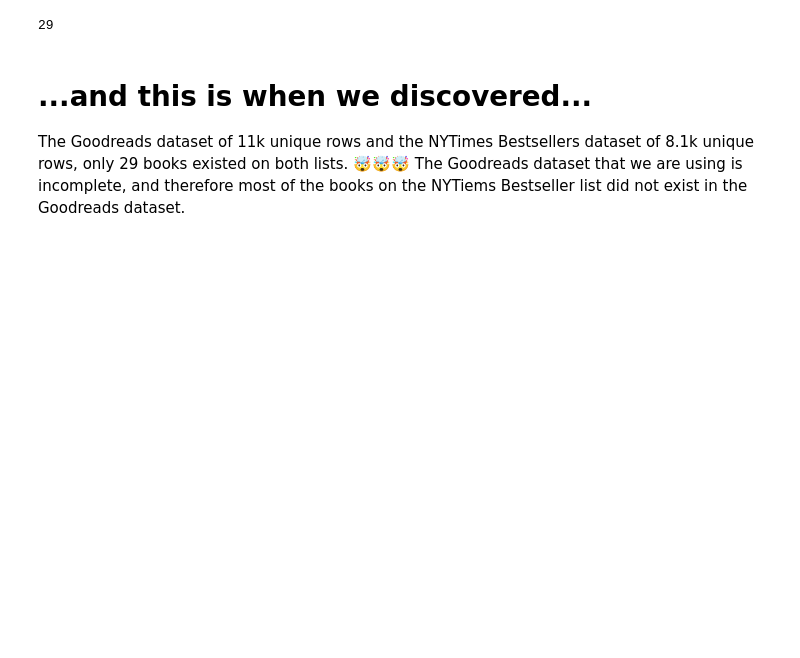
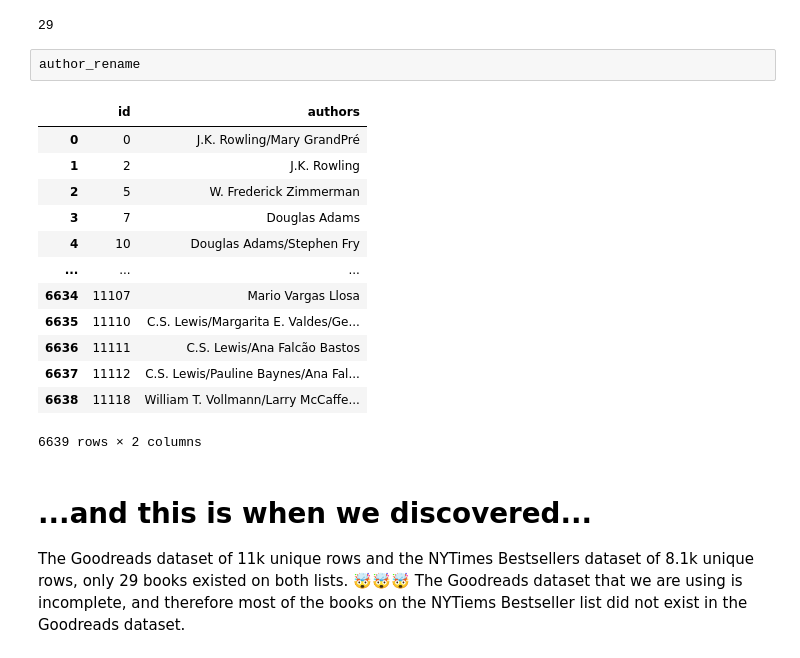
Before and after one commit to schwamb/etl_project, a Jupyter notebook: ETLproject.ipynb, the cells around one changed output. Drawn from its saved outputs; the diff is of its cells as text; blank space fills up the shorter version.

```diff
--- a/ETL project.ipynb
+++ b/ETLproject.ipynb
@@ -296,6 +316,22 @@ books_semifinal = books_ids.drop_duplicates('isbn10')
 len(books_semifinal)
 # %% [output]
 29
+# %%
+author_rename
+# %% [output]
+|  | id | authors |
+| 0 | 0 | J.K. Rowling/Mary GrandPré |
+| 1 | 2 | J.K. Rowling |
+| 2 | 5 | W. Frederick Zimmerman |
+| 3 | 7 | Douglas Adams |
+| 4 | 10 | Douglas Adams/Stephen Fry |
+| ... | ... | ... |
+| 6634 | 11107 | Mario Vargas Llosa |
+| 6635 | 11110 | C.S. Lewis/Margarita E. Valdes/Ge... |
+| 6636 | 11111 | C.S. Lewis/Ana Falcão Bastos |
+| 6637 | 11112 | C.S. Lewis/Pauline Baynes/Ana Fal... |
+| 6638 | 11118 | William T. Vollmann/Larry McCaffe... |
+6639 rows × 2 columns
 # %% [markdown]
 # ...and this is when we discovered...
 The Goodreads dataset of 11k unique rows and the NYTimes Bestsellers dataset of 8.1k unique rows, only 29 books existed on both lists.
```
Also changed, not shown: parts of 18 cells of this notebook, 1 other file.
